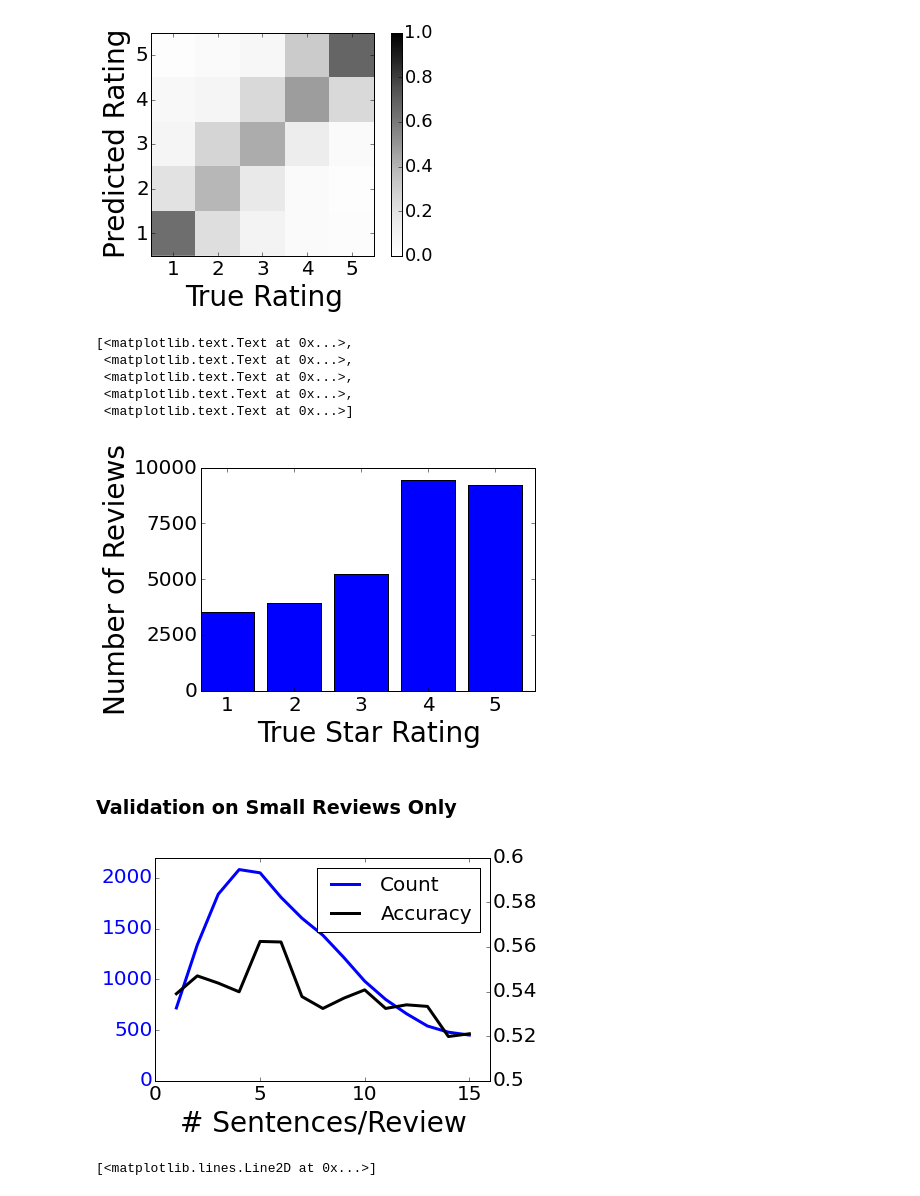
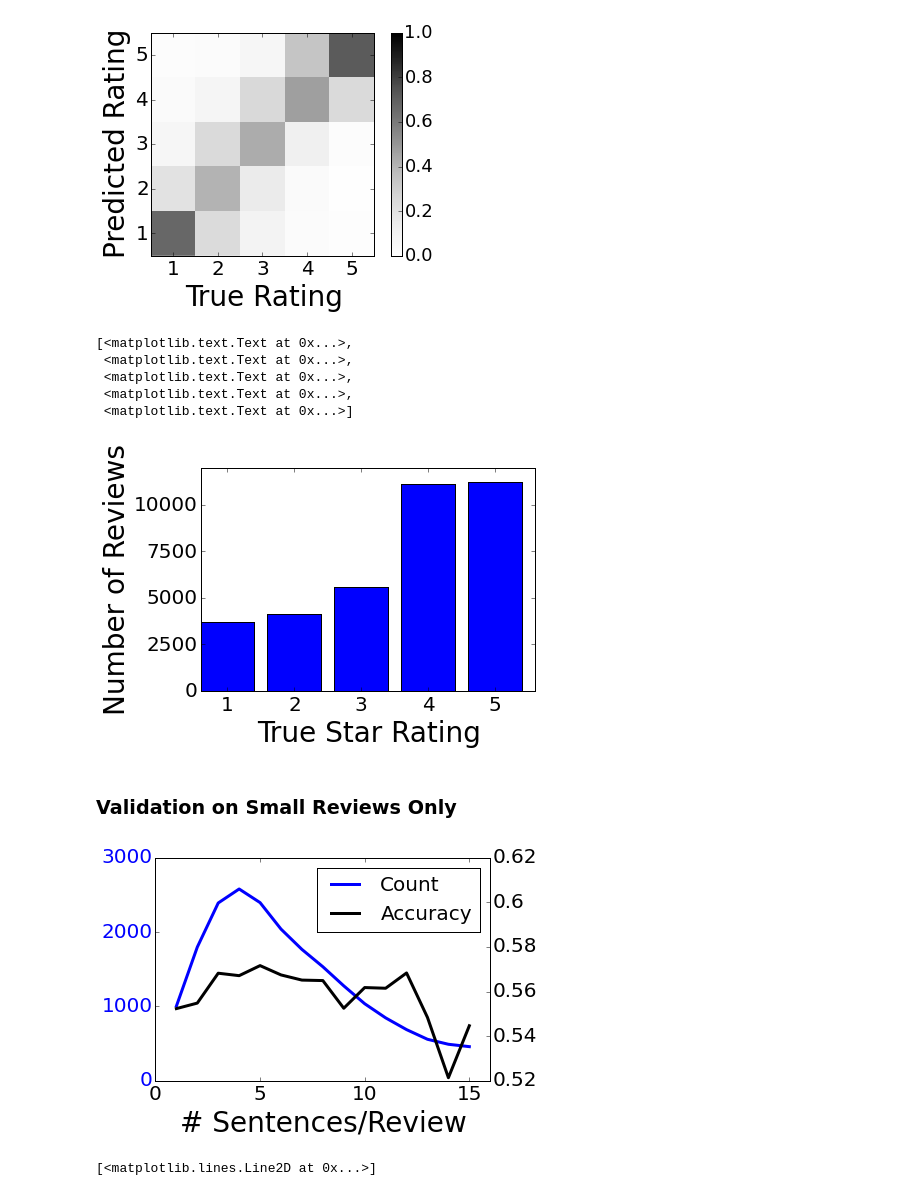
Before and after one commit to kwecht/FoodFindr, a Jupyter notebook: python/Validation.ipynb, the cells around one changed output. Drawn from its saved outputs; the diff is of its cells as text; code cells hidden in the pictures.

```diff
--- a/python/Validation.ipynb
+++ b/python/Validation.ipynb
@@ -32,7 +32,7 @@ reload(classification)
 # %%
 # Restore review data to train and test model
 dataframe = pd.read_pickle('../data/pandas/review_lemmas_mexican.pkl')
-X, y, index = classification.build_training_input(dataframe)
+X, y, index = classification.build_training_input(dataframe,Nunique=400)
 # %% [output]
 processing  38664  documents
 0
@@ -100,7 +100,7 @@ ax.set_yticklabels([str(v) for v in yticks],fontsize=20)
  <matplotlib.text.Text at 0x...>,
  <matplotlib.text.Text at 0x...>,
  <matplotlib.text.Text at 0x...>]
-[figure, old version]
+[figure, new version]
 # %% [markdown]
 ### Validation on Small Reviews Only
 # %%
@@ -172,31 +172,31 @@ for k in range(start,end):
 # %%
 fig = plt.figure()
 ax1 = fig.add_subplot(111)
 xaxis = np.arange(start,end)
-yticks1 = [0,500,1000,1500,2000]
-yticks2 = [0.5,0.52,0.54,0.56,0.58,0.6]
+yticks1 = [0,1000,2000,3000]
+yticks2 = [0.52,0.54,0.56,0.58,0.6,0.62]
 xticks = [0,5,10,15]
 ln1 = ax1.plot(xaxis,count,'-b',lw=3,label='Count')
 ax2 = ax1.twinx()
 ln2 = ax2.plot(xaxis,score,'-k',lw=3,label='Accuracy')
 
 ax1.set_yticks(yticks1)
 ax1.set_yticklabels([str(y) for y in yticks1],fontsize=20,color='b')
 ax1.set_xticks(xticks)
 ax1.set_xticklabels([str(x) for x in xticks],fontsize=20)
 ax1.set_xlabel('# Sentences/Review',fontsize=28)
 #ax2.set_ylabel('Count', fontsize=28)
 ax2.set_yticks(yticks2)
 ax2.set_yticklabels([str(y) for y in yticks2],fontsize=20)
 #ax1.set_ylabel('Mean Accuracy', fontsize=28)
 
 lns = ln1+ln2
 labs = [l.get_label() for l in lns]
 ax1.legend(lns, labs, loc=0,fontsize=20)
 
-plt.savefig('img/accurace_vs_ReviewLength.png')
+plt.savefig('img/accuracy_vs_ReviewLength.png')
 # %% [output]
-[figure, old version]
+[figure, new version]
 # %%
 plt.plot(np.arange(start,end),score,'-k',lw=3)
 # %% [output]
```
Also changed, not shown: parts of 1 cell of this notebook, 2 other files.
